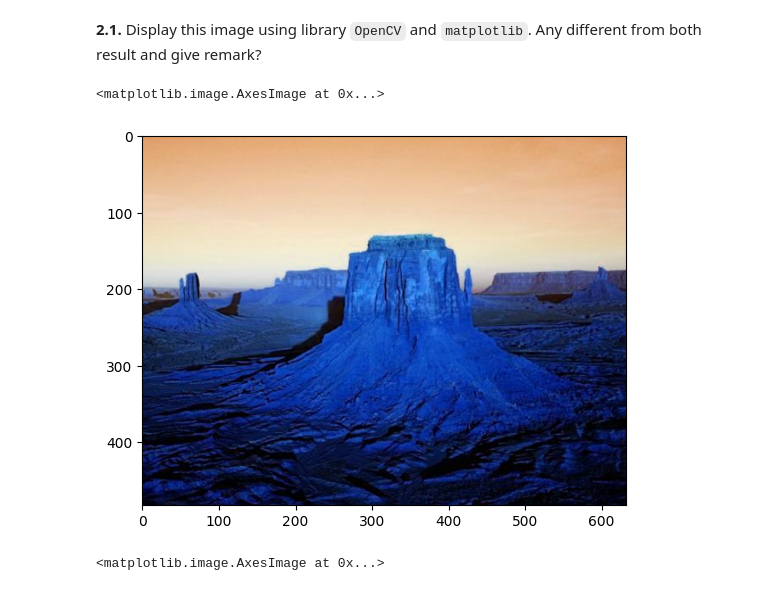
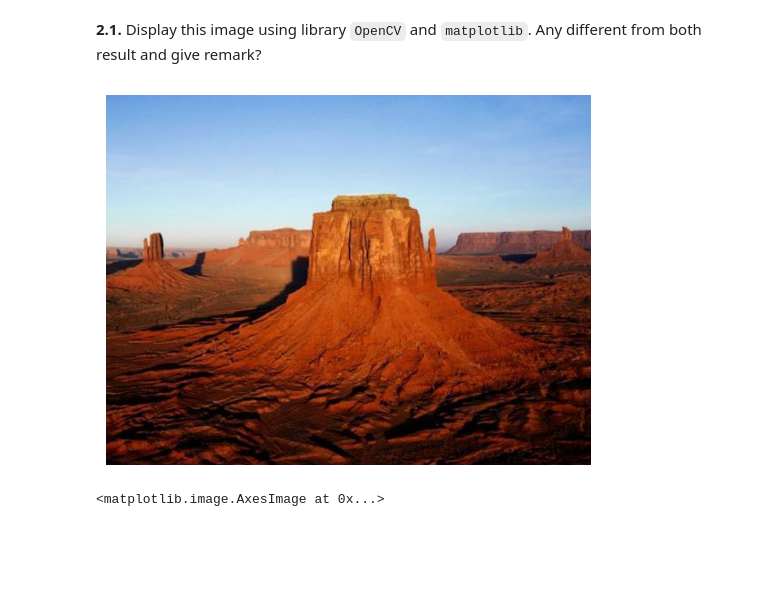
Before and after one commit to channreaksmey/ai-tp, a Jupyter notebook: TP1/TP1.ipynb, the cells around one changed output. Drawn from its saved outputs; the diff is of its cells as text; code cells hidden in the pictures; blank space fills up the shorter version.

```diff
--- a/TP1/TP1.ipynb
+++ b/TP1/TP1.ipynb
@@ -101,9 +101,11 @@ plt.show()
 # %% [markdown]
 **2.1.** Display this image using library `OpenCV` and `matplotlib`. Any different from both result and give remark?
 # %%
-im_cv = cv.imread("/Users/somchannreaksmey/Documents/I4-AMS-B/Artificial Intelligence/TP1/image_test_1/vo.png")
-plt.imshow(im_cv)
+im_cv = cv.imread("/Users/somchannreaksmey/Documents/I4-AMS-B/Artificial-Intelligence/TP1/image_test_1/vo.png")
+im_cv_rgb = cv.cvtColor(im_cv, cv.COLOR_BGR2RGB)
+plt.imshow(im_cv_rgb)
+plt.axis('off')
+plt.show()
 # %% [output]
-<matplotlib.image.AxesImage at 0x...>
-[figure, old version]
+[figure, new version]
 # %%
```
Also changed, not shown: parts of 8 cells of this notebook, 10 other files.
